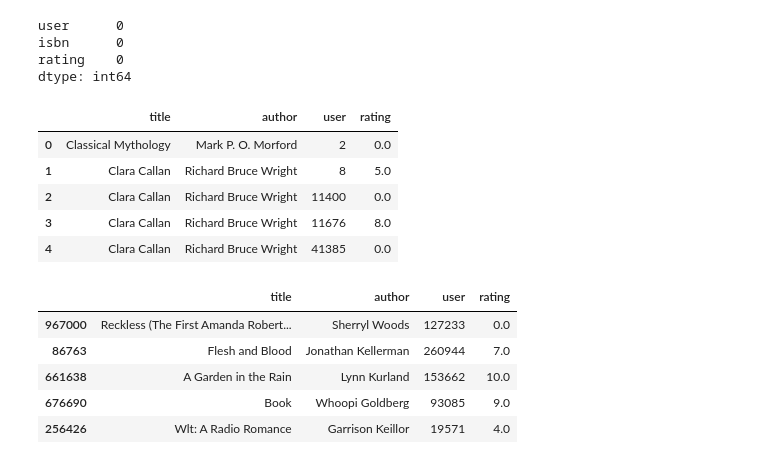
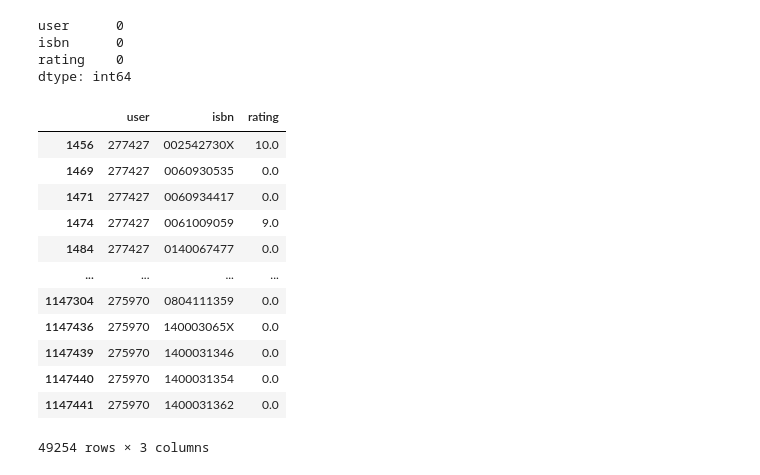
Before and after one commit to marius2347/Book-Recommendation-Engine-using-Machine-Learning-in-Python-on-FreeCodeCamp, a Jupyter notebook: knn.ipynb, the cells around one changed output. Saved outputs shown, nothing was run; the diff lists cells and outputs as text; code cells hidden in the pictures.

```diff
--- a/knn.ipynb
+++ b/knn.ipynb
@@ -125,26 +123,3 @@ user      0
 isbn      0
 rating    0
 dtype: int64
-# %%
-# combine the title, author and user rating features into one single dataframe
-
-new_df_books = pd.merge(df_books, df_ratings, on = "isbn")
-new_df_books.drop(columns = ['isbn'], inplace = True)
-new_df_books.head()
-# %% [output]
-|  | title | author | user | rating |
-| 0 | Classical Mythology | Mark P. O. Morford | 2 | 0.0 |
-| 1 | Clara Callan | Richard Bruce Wright | 8 | 5.0 |
-| 2 | Clara Callan | Richard Bruce Wright | 11400 | 0.0 |
-| 3 | Clara Callan | Richard Bruce Wright | 11676 | 8.0 |
-| 4 | Clara Callan | Richard Bruce Wright | 41385 | 0.0 |
-# %%
-# third, drop duplicates
-new_df_books.sample(5)
-# %% [output]
-|  | title | author | user | rating |
-| 967000 | Reckless (The First Amanda Robert... | Sherryl Woods | 127233 | 0.0 |
-| 86763 | Flesh and Blood | Jonathan Kellerman | 260944 | 7.0 |
-| 661638 | A Garden in the Rain | Lynn Kurland | 153662 | 10.0 |
-| 676690 | Book | Whoopi Goldberg | 93085 | 9.0 |
-| 256426 | Wlt: A Radio Romance | Garrison Keillor | 19571 | 4.0 |
@@ -156,0 +126,25 @@ def get_recommends(book = ""):
+# %%
+# remove from the dataset users with less than 200 ratings and books with less than 100 ratings
+
+count_user = (df_ratings['user'].value_counts() > 200)
+count_title = (df_ratings['isbn'].value_counts() > 100)
+
+filt_user = df_ratings['user'].isin(count_user[count_user].index)
+filt_title = df_ratings['isbn'].isin(count_title[count_title].index)
+df_ratings = df_ratings[filt_user]
+df_ratings = df_ratings[filt_title]
+df_ratings
+# %% [output]
+|  | user | isbn | rating |
+| 1456 | 277427 | 002542730X | 10.0 |
+| 1469 | 277427 | 0060930535 | 0.0 |
+| 1471 | 277427 | 0060934417 | 0.0 |
+| 1474 | 277427 | 0061009059 | 9.0 |
+| 1484 | 277427 | 0140067477 | 0.0 |
+| ... | ... | ... | ... |
+| 1147304 | 275970 | 0804111359 | 0.0 |
+| 1147436 | 275970 | 140003065X | 0.0 |
+| 1147439 | 275970 | 1400031346 | 0.0 |
+| 1147440 | 275970 | 1400031354 | 0.0 |
+| 1147441 | 275970 | 1400031362 | 0.0 |
+49254 rows × 3 columns
```
Also changed, not shown: parts of 8 cells of this notebook, 2 other files.
